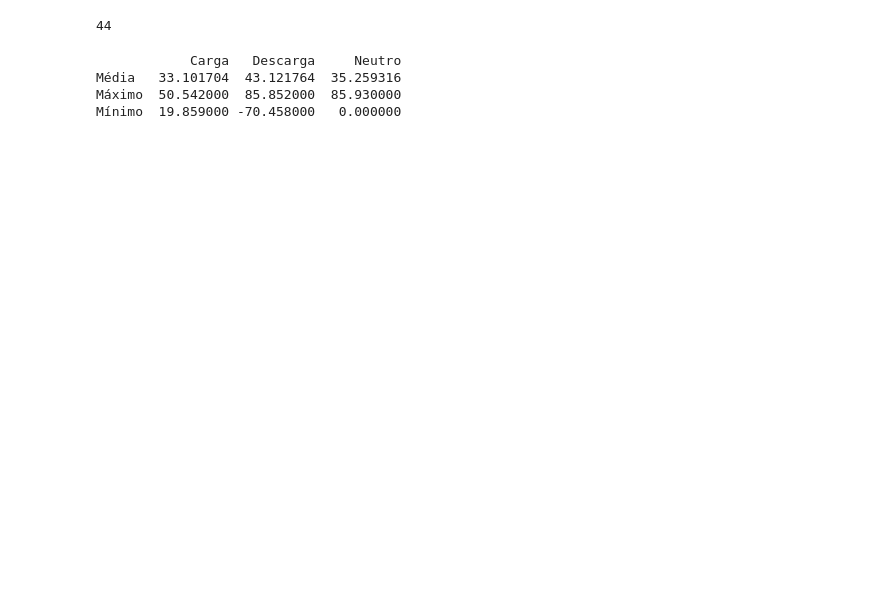
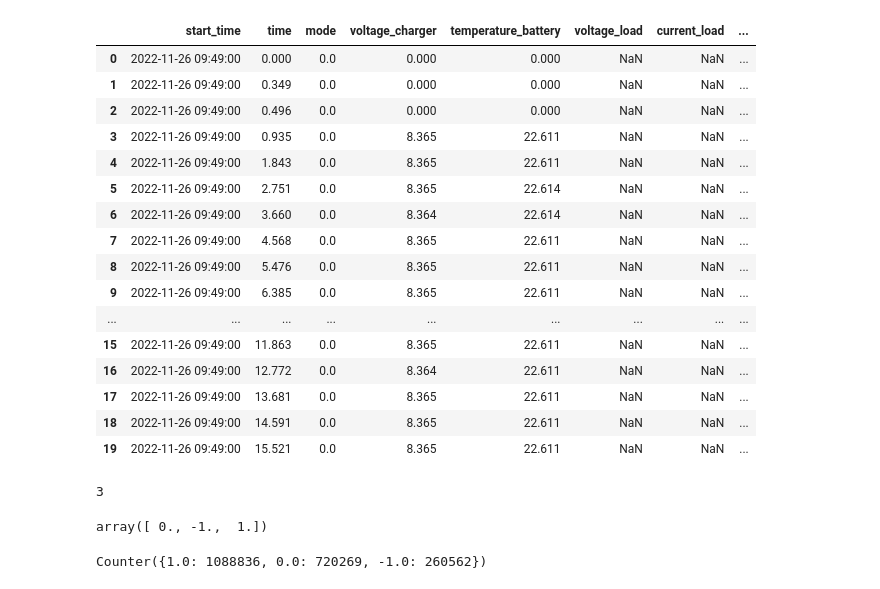
Before and after one commit to ViniciusBPessoa/Analise_Desempenho_Predicao_Falhas, a Jupyter notebook: Predicão_falhas/opa.ipynb, the cells around one changed output. Saved outputs shown, nothing was run; the diff lists cells and outputs as text; code cells hidden in the pictures; blank space fills up the shorter version.

```diff
--- a/Predicão_falhas/opa.ipynb
+++ b/Predicão_falhas/opa.ipynb
@@ -26,47 +27,36 @@ csvdata
 # %%
 casa = csvdata[csvdata['start_time'] == "2022-11-26 09:49:00"]
-casa
+casa.head(20)
+# %% [output]
+|  | start_time | time | mode | voltage_charger | temperature_battery | voltage_load | current_load | ... |
+| 0 | 2022-11-26 09:49:00 | 0.000 | 0.0 | 0.000 | 0.000 | NaN | NaN | ... |
+| 1 | 2022-11-26 09:49:00 | 0.349 | 0.0 | 0.000 | 0.000 | NaN | NaN | ... |
+| 2 | 2022-11-26 09:49:00 | 0.496 | 0.0 | 0.000 | 0.000 | NaN | NaN | ... |
+| 3 | 2022-11-26 09:49:00 | 0.935 | 0.0 | 8.365 | 22.611 | NaN | NaN | ... |
+| 4 | 2022-11-26 09:49:00 | 1.843 | 0.0 | 8.365 | 22.611 | NaN | NaN | ... |
+| 5 | 2022-11-26 09:49:00 | 2.751 | 0.0 | 8.365 | 22.614 | NaN | NaN | ... |
+| 6 | 2022-11-26 09:49:00 | 3.660 | 0.0 | 8.364 | 22.614 | NaN | NaN | ... |
+| 7 | 2022-11-26 09:49:00 | 4.568 | 0.0 | 8.365 | 22.611 | NaN | NaN | ... |
+| 8 | 2022-11-26 09:49:00 | 5.476 | 0.0 | 8.365 | 22.611 | NaN | NaN | ... |
+| 9 | 2022-11-26 09:49:00 | 6.385 | 0.0 | 8.365 | 22.611 | NaN | NaN | ... |
+| ... | ... | ... | ... | ... | ... | ... | ... | ... |
+| 15 | 2022-11-26 09:49:00 | 11.863 | 0.0 | 8.365 | 22.611 | NaN | NaN | ... |
+| 16 | 2022-11-26 09:49:00 | 12.772 | 0.0 | 8.364 | 22.611 | NaN | NaN | ... |
+| 17 | 2022-11-26 09:49:00 | 13.681 | 0.0 | 8.365 | 22.611 | NaN | NaN | ... |
+| 18 | 2022-11-26 09:49:00 | 14.591 | 0.0 | 8.365 | 22.611 | NaN | NaN | ... |
+| 19 | 2022-11-26 09:49:00 | 15.521 | 0.0 | 8.365 | 22.611 | NaN | NaN | ... |
 # %%
-Valor_areas_real = csvdata['start_time']
-areas = Valor_areas_real.unique()
-areas_number = len(areas)
+Valor_areas_real = csvdata['mode']
+start_times = Valor_areas_real.unique()
+areas_number = len(start_times)
 areas_number
 # %% [output]
-44
+3
-# %%
-import pandas as pd
-
-# Carregar o arquivo CSV
-csvdata = pd.read_csv(r'Data\recommissioned_batteries\battery24.csv')
-
-# Separar os diferentes modos de operação (carga = 1, descarga = -1, neutro = 0)
-modo_carga = csvdata[csvdata['mode'] == 1]
-modo_descarga = csvdata[csvdata['mode'] == -1]
-modo_neutro = csvdata[csvdata['mode'] == 0]
-
-# Função para calcular as estatísticas de temperatura
-def calcular_estatisticas_temperatura(df, column='temperature_battery'):
-    media = df[column].mean()
-    maximo = df[column].max()
-    minimo = df[column].min()
-    return media, maximo, minimo
-
-# Calcular as estatísticas para cada modo
-media_carga, max_carga, min_carga = calcular_estatisticas_temperatura(modo_carga)
-media_descarga, max_descarga, min_descarga = calcular_estatisticas_temperatura(modo_descarga)
-media_neutro, max_neutro, min_neutro = calcular_estatisticas_temperatura(modo_neutro)
-
-# Criar o vetor com os resultados
-estatisticas_temperatura = {
-    'Carga': {'Média': media_carga, 'Máximo': max_carga, 'Mínimo': min_carga},
-    'Descarga': {'Média': media_descarga, 'Máximo': max_descarga, 'Mínimo': min_descarga},
-    'Neutro': {'Média': media_neutro, 'Máximo': max_neutro, 'Mínimo': min_neutro}
-}
-
-# Exibir o resultado
-print(pd.DataFrame(estatisticas_temperatura))
-# %% [output]
-            Carga   Descarga     Neutro
-Média   33.101704  43.121764  35.259316
-Máximo  50.542000  85.852000  85.930000
-Mínimo  19.859000 -70.458000   0.000000
+# %%
+start_times
+# %% [output]
+array([ 0., -1.,  1.])
+# %%
+Counter(Valor_areas_real)
+# %% [output]
+Counter({1.0: 1088836, 0.0: 720269, -1.0: 260562})
```
Also changed, not shown: parts of 7 cells of this notebook.
